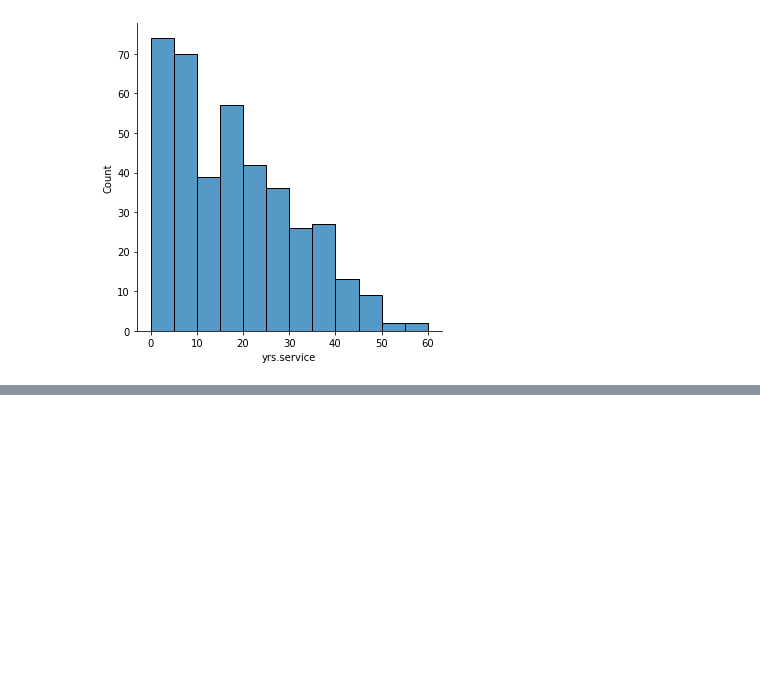
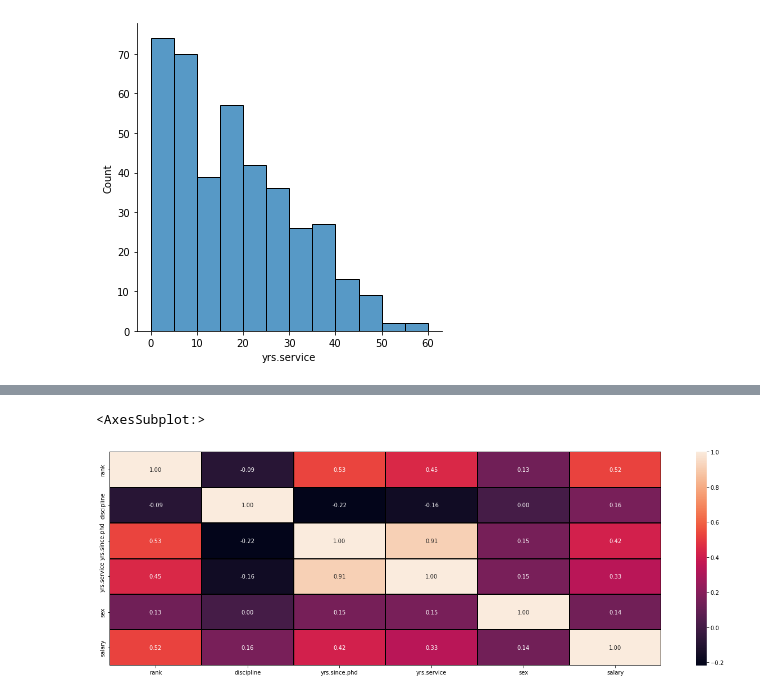
Before and after one commit to niravmehta2/Projects, a Jupyter notebook: Practice Project/Salary.ipynb, the cells around one changed output, grey strips where cells are left out. Saved outputs shown, nothing was run; the diff lists cells and outputs as text; code cells hidden in the pictures; blank space fills up the shorter version.

```diff
--- a/Practice Project/Salary.ipynb
+++ b/Practice Project/Salary.ipynb
@@ -217,0 +276,6 @@ sns.displot(df["sex"])
+# %%
+plt.figure(figsize=(22,7))
+sns.heatmap(df.corr(),annot=True,linewidths=0.1,linecolor="black",fmt="0.2f")
+# %% [output]
+<AxesSubplot:>
+[figure, added]
```
Also changed, not shown: parts of 57 cells of this notebook, 1 other file.
